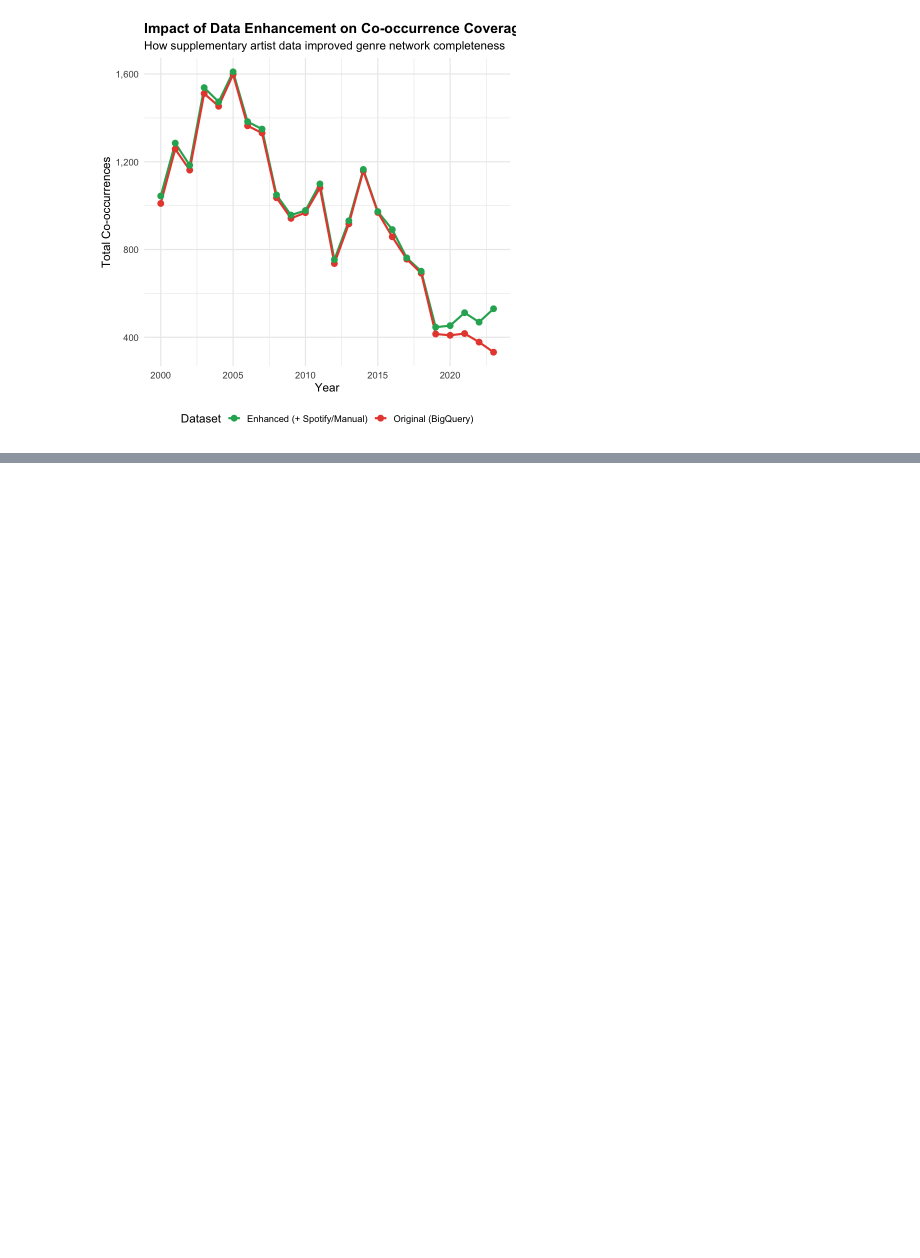
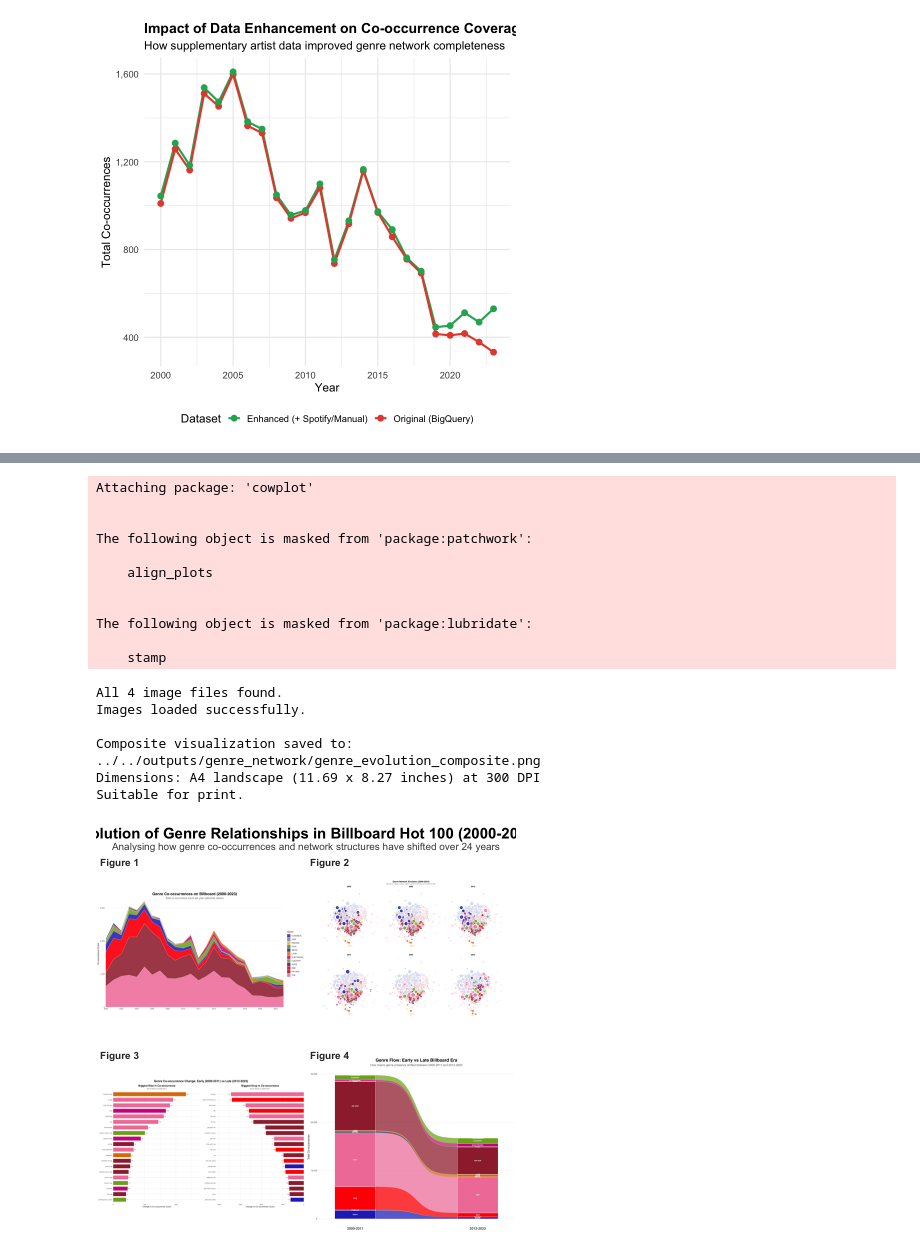
Before and after one commit to klorine28/datasci-vis, a Jupyter notebook: analysis and vizualisation/analysis/genre_analysis.ipynb, the cells around one changed output, grey strips where cells are left out. Cells and saved outputs as stored; diff of their text form; code cells hidden in the pictures; blank space fills up the shorter version.

Commit message:
Add composite visualization for genre evolution analysis

```diff
--- a/analysis and vizualisation/analysis/genre_analysis.ipynb
+++ b/analysis and vizualisation/analysis/genre_analysis.ipynb
@@ -2488,0 +2363,77 @@ if (exists('temporal_edges_original')) {
+# %%
+# Composite figure: 4 visualizations in 2x2 grid
+library(cowplot)
+library(png)
+
+# Image paths
+output_dir <- "../../outputs/genre_network/"
+img_paths <- list(
+  top_left = paste0(output_dir, "genre_dominance_over_time_absolute.png"),
+  top_right = paste0(output_dir, "genre_network_evolution_key_years.png"),
+  bottom_left = paste0(output_dir, "genre_cooccurrence_change.png"),
+  bottom_right = paste0(output_dir, "genre_flow_sankey.png")
+)
+
+# Verify files exist
+for (name in names(img_paths)) {
+  if (!file.exists(img_paths[[name]])) stop(paste("Missing:", img_paths[[name]]))
+}
+
+# Load images
+img1 <- readPNG(img_paths$top_left)
+img2 <- readPNG(img_paths$top_right)
+img3 <- readPNG(img_paths$bottom_left)
+img4 <- readPNG(img_paths$bottom_right)
+
+# Create panels with figure labels
+p1 <- ggdraw() + draw_image(img1) +
+  draw_label("Figure 1", x = 0.02, y = 0.98, hjust = 0, vjust = 1, fontface = "bold", size = 12)
+
+p2 <- ggdraw() + draw_image(img2) +
+  draw_label("Figure 2", x = 0.02, y = 0.98, hjust = 0, vjust = 1, fontface = "bold", size = 12)
+
+p3 <- ggdraw() + draw_image(img3) +
+  draw_label("Figure 3", x = 0.02, y = 0.98, hjust = 0, vjust = 1, fontface = "bold", size = 12)
+
+p4 <- ggdraw() + draw_image(img4) +
+  draw_label("Figure 4", x = 0.02, y = 0.98, hjust = 0, vjust = 1, fontface = "bold", size = 12)
+
+# 2x2 grid
+grid_plot <- plot_grid(p1, p2, p3, p4, ncol = 2, nrow = 2)
+
+# Title
+title_plot <- ggdraw() +
+  draw_label("Evolution of Genre Relationships in Billboard Hot 100 (2000-2023)",
+             fontface = "bold", size = 18, x = 0.5, y = 0.65) +
+  draw_label("Analysing how genre co-occurrences and network structures have shifted over 24 years",
+             size = 12, color = "#4a4a4a", x = 0.5, y = 0.25)
+
+# Combine title + grid
+composite <- plot_grid(title_plot, grid_plot, ncol = 1, rel_heights = c(0.08, 0.92))
+
+# Save (A4 landscape, 300 DPI)
+output_path <- paste0(output_dir, "genre_evolution_composite.png")
+ggsave(output_path, composite, width = 11.69, height = 8.27, dpi = 300, bg = "white")
+
+cat("Saved:", output_path, "\n")
+composite
+# %% [output]
+Attaching package: 'cowplot'
+
+
+The following object is masked from 'package:patchwork':
+
+    align_plots
+
+
+The following object is masked from 'package:lubridate':
+
+    stamp
+All 4 image files found.
+Images loaded successfully.
+
+Composite visualization saved to:
+../../outputs/genre_network/genre_evolution_composite.png
+Dimensions: A4 landscape (11.69 x 8.27 inches) at 300 DPI
+Suitable for print.
+[figure, added]
```
Also changed, not shown: parts of 10 cells of this notebook, 3 other files.
